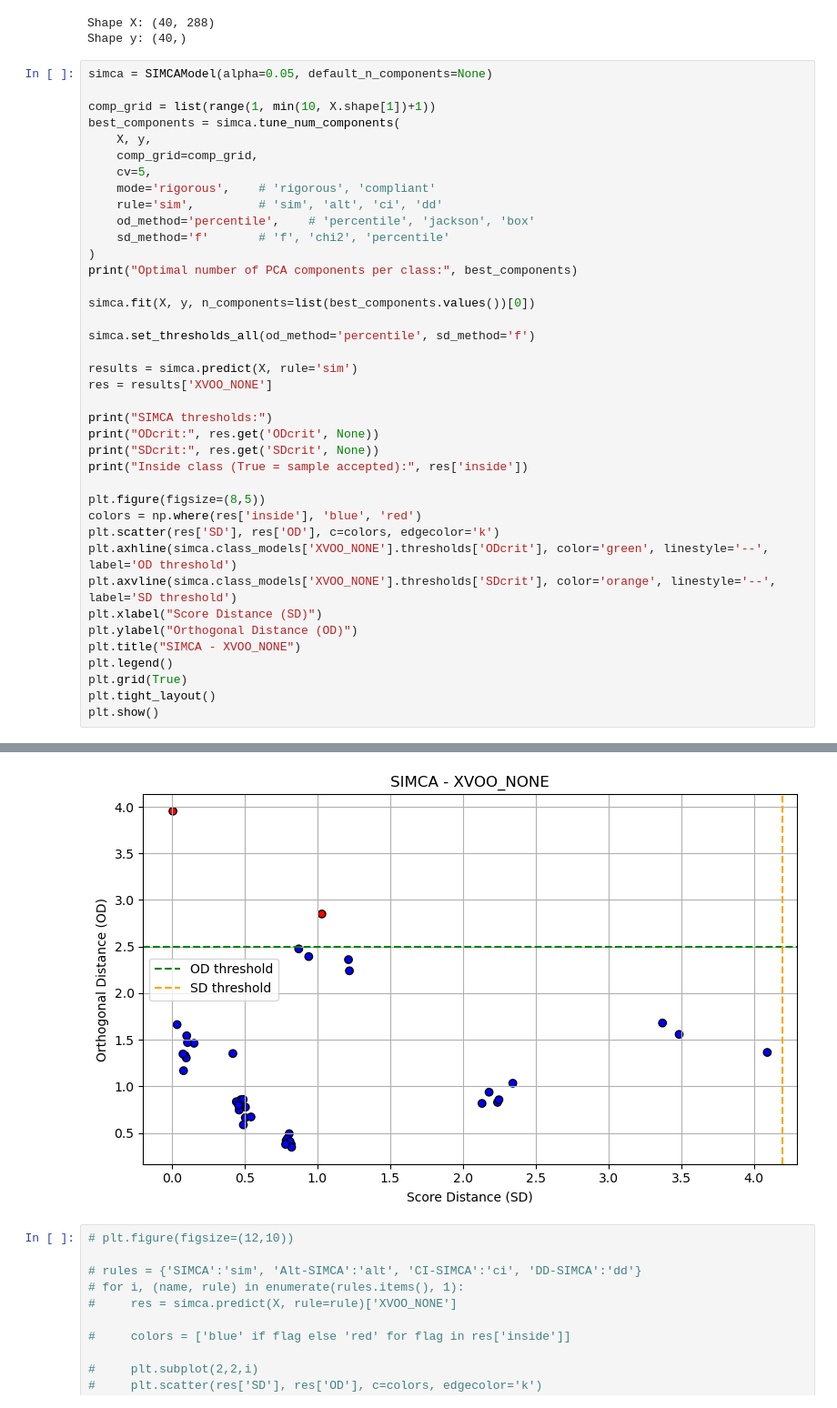
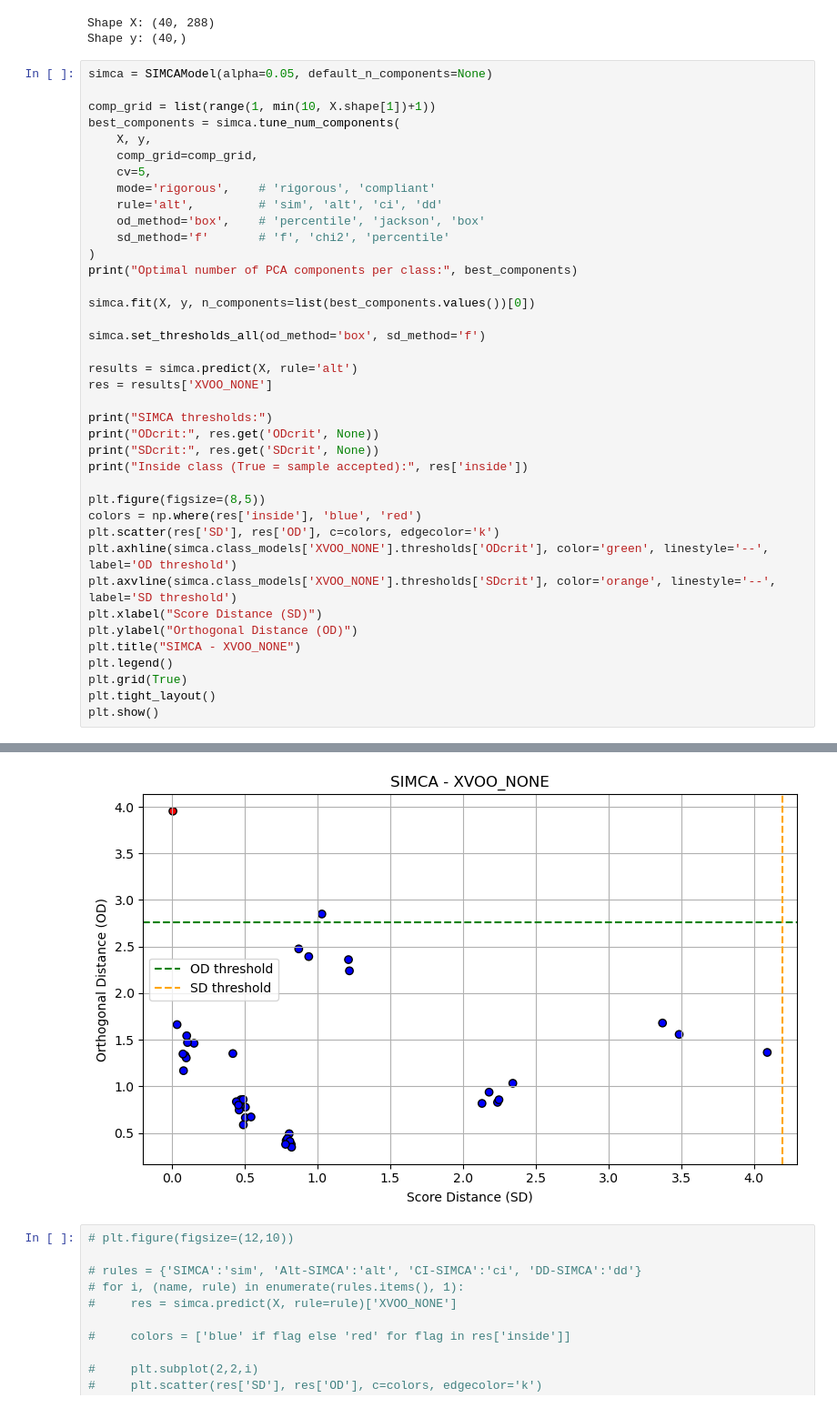
Before and after one commit to TamaraRanisovic/aiSpectra, a Jupyter notebook: VIS_predictions.ipynb, the cells around one changed output, grey strips where cells are left out. Shown at 91% size. Cells and saved outputs as stored; diff of their text form.

```diff
--- a/VIS_predictions.ipynb
+++ b/VIS_predictions.ipynb
@@ -181,17 +181,17 @@ best_components = simca.tune_num_components(
     comp_grid=comp_grid,
     cv=5,
     mode='rigorous',    # 'rigorous', 'compliant'
-    rule='sim',         # 'sim', 'alt', 'ci', 'dd'
-    od_method='percentile',    # 'percentile', 'jackson', 'box'
+    rule='alt',         # 'sim', 'alt', 'ci', 'dd'
+    od_method='box',    # 'percentile', 'jackson', 'box'
     sd_method='f'       # 'f', 'chi2', 'percentile'
 )
 print("Optimal number of PCA components per class:", best_components)
 
 simca.fit(X, y, n_components=list(best_components.values())[0])
 
-simca.set_thresholds_all(od_method='percentile', sd_method='f')
+simca.set_thresholds_all(od_method='box', sd_method='f')
 
-results = simca.predict(X, rule='sim')
+results = simca.predict(X, rule='alt')
 res = results['XVOO_NONE']
 
 print("SIMCA thresholds:")
@@ -220,7 +220,7 @@ Inside class (True = sample accepted): [ True  True  True  True  True  True  Tru
   True  True  True  True  True  True  True  True  True  True  True  True
   True  True  True  True  True  True  True  True  True  True  True  True
   True  True  True False]
-[figure, old version]
+[figure, new version]
 # %%
 # plt.figure(figsize=(12,10))
 
```
Also changed, not shown: parts of 6 cells of this notebook, 27 other files.
